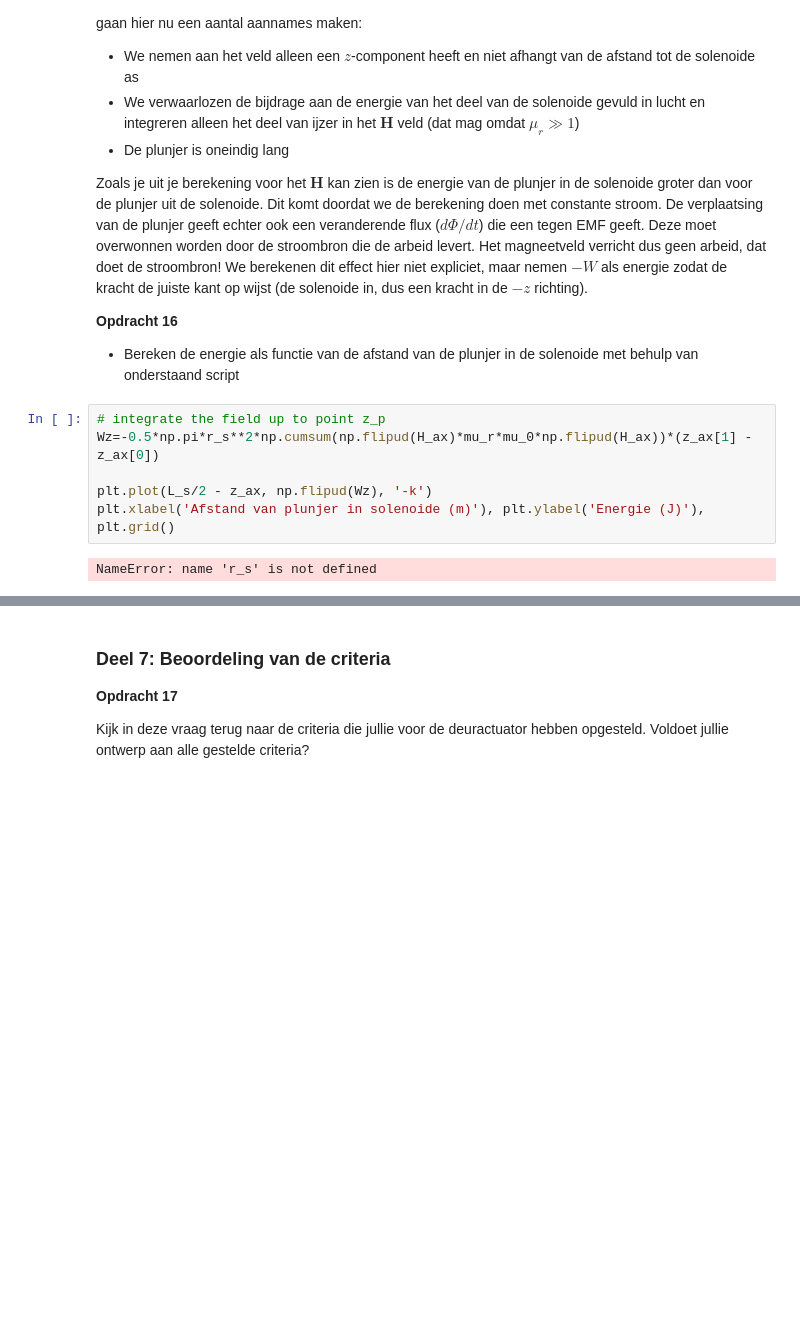
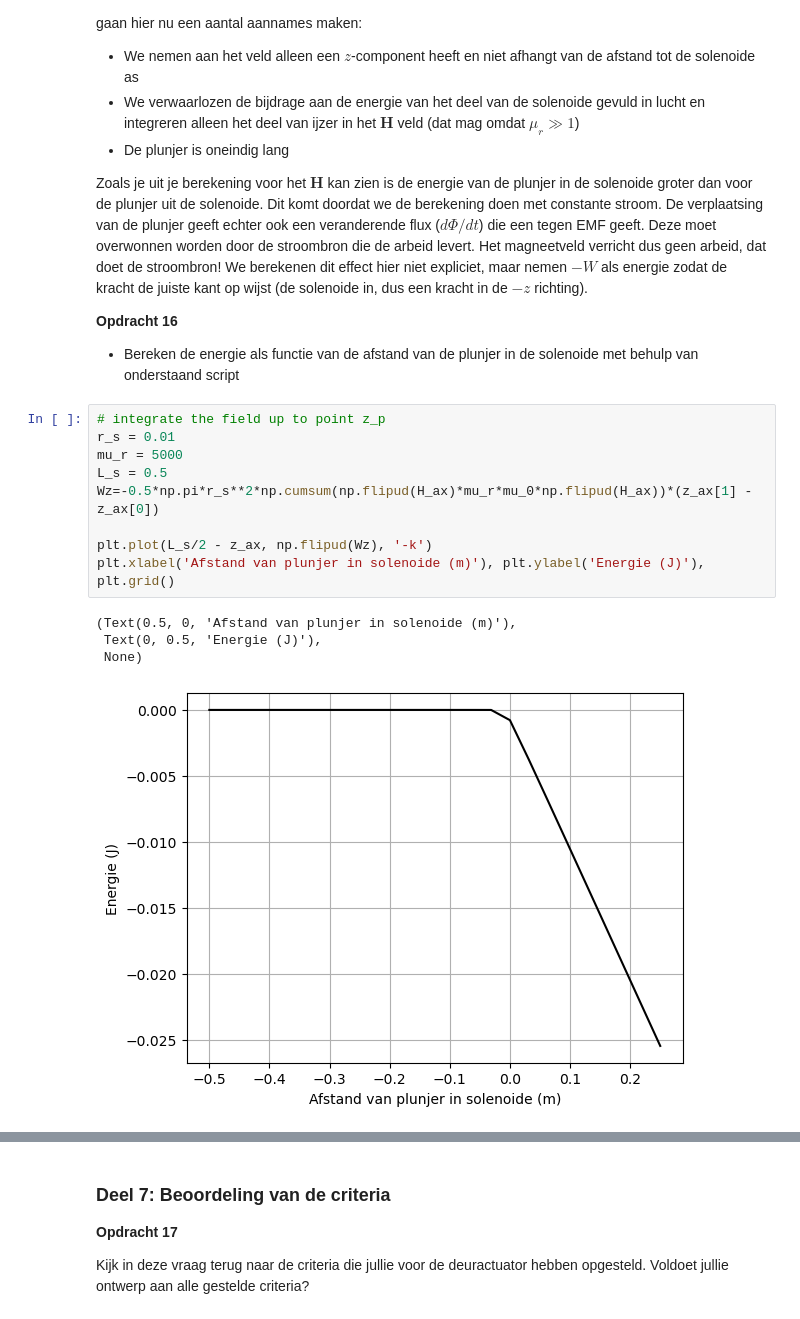
Before and after one commit to IshaSchneiders/opdrachten-DEF-D-Isha_Schneiders, a Jupyter notebook: DigitaleOntwerpopdrachten/2KrachtactuatorOpdracht/2KrachtactuatorOpdracht/KrachtactuatorOpdracht.ipynb, the cells around one changed output, grey strips where cells are left out. Saved outputs shown, nothing was run; the diff lists cells and outputs as text; blank space fills up the shorter version.

```diff
--- a/DigitaleOntwerpopdrachten/2KrachtactuatorOpdracht/2KrachtactuatorOpdracht/KrachtactuatorOpdracht.ipynb
+++ b/DigitaleOntwerpopdrachten/2KrachtactuatorOpdracht/2KrachtactuatorOpdracht/KrachtactuatorOpdracht.ipynb
@@ -663,10 +672,16 @@ Zoals je uit je berekening voor het $\mathbf{H}$ kan zien is de energie van de p
 * Bereken de energie als functie van de afstand van de plunjer in de solenoide met behulp van onderstaand script
 # %%
 # integrate the field up to point z_p
+r_s = 0.01
+mu_r = 5000
+L_s = 0.5
 Wz=-0.5*np.pi*r_s**2*np.cumsum(np.flipud(H_ax)*mu_r*mu_0*np.flipud(H_ax))*(z_ax[1] - z_ax[0])
 
 plt.plot(L_s/2 - z_ax, np.flipud(Wz), '-k')
 plt.xlabel('Afstand van plunjer in solenoide (m)'), plt.ylabel('Energie (J)'), plt.grid()
 # %% [output]
-NameError: name 'r_s' is not defined
+(Text(0.5, 0, 'Afstand van plunjer in solenoide (m)'),
+ Text(0, 0.5, 'Energie (J)'),
+ None)
+[figure, added]
 # %%
```
Also changed, not shown: parts of 7 cells of this notebook.
